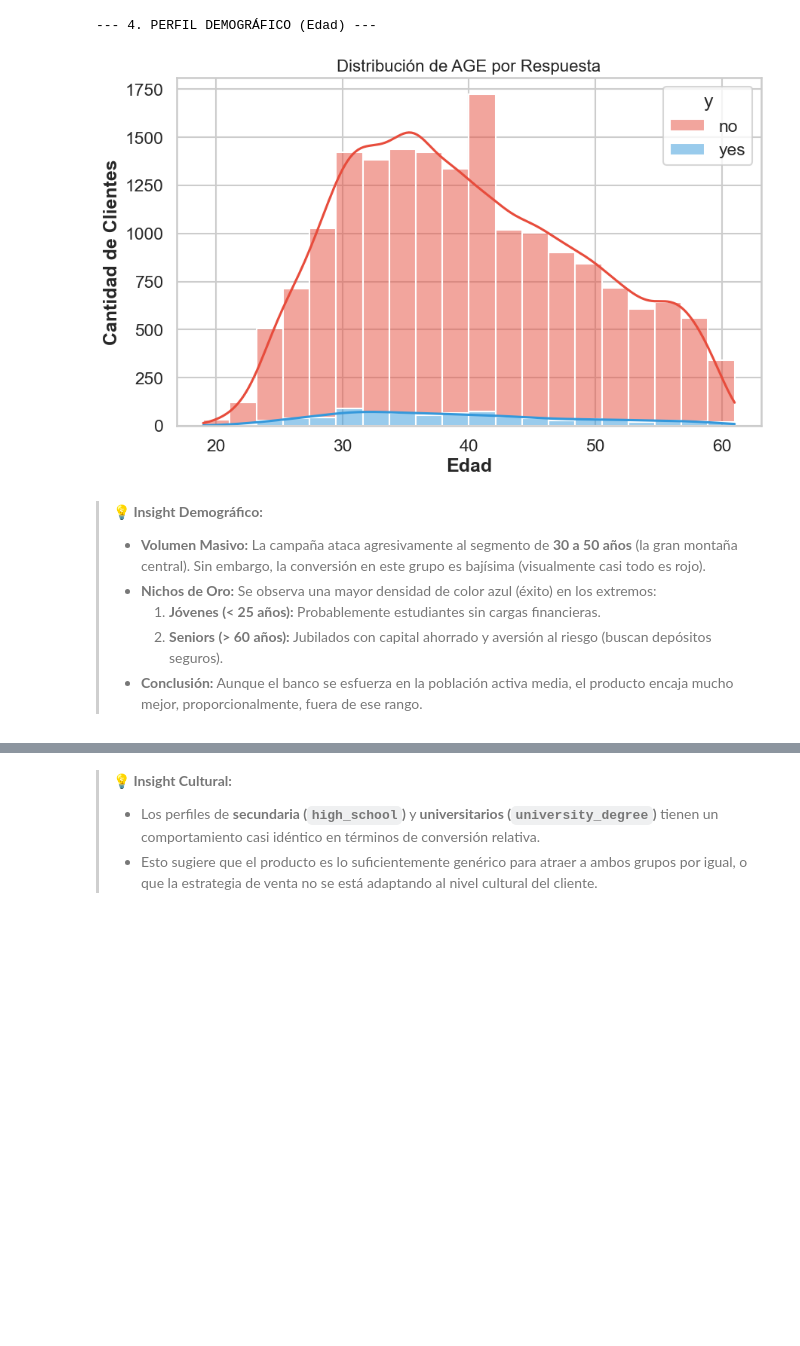
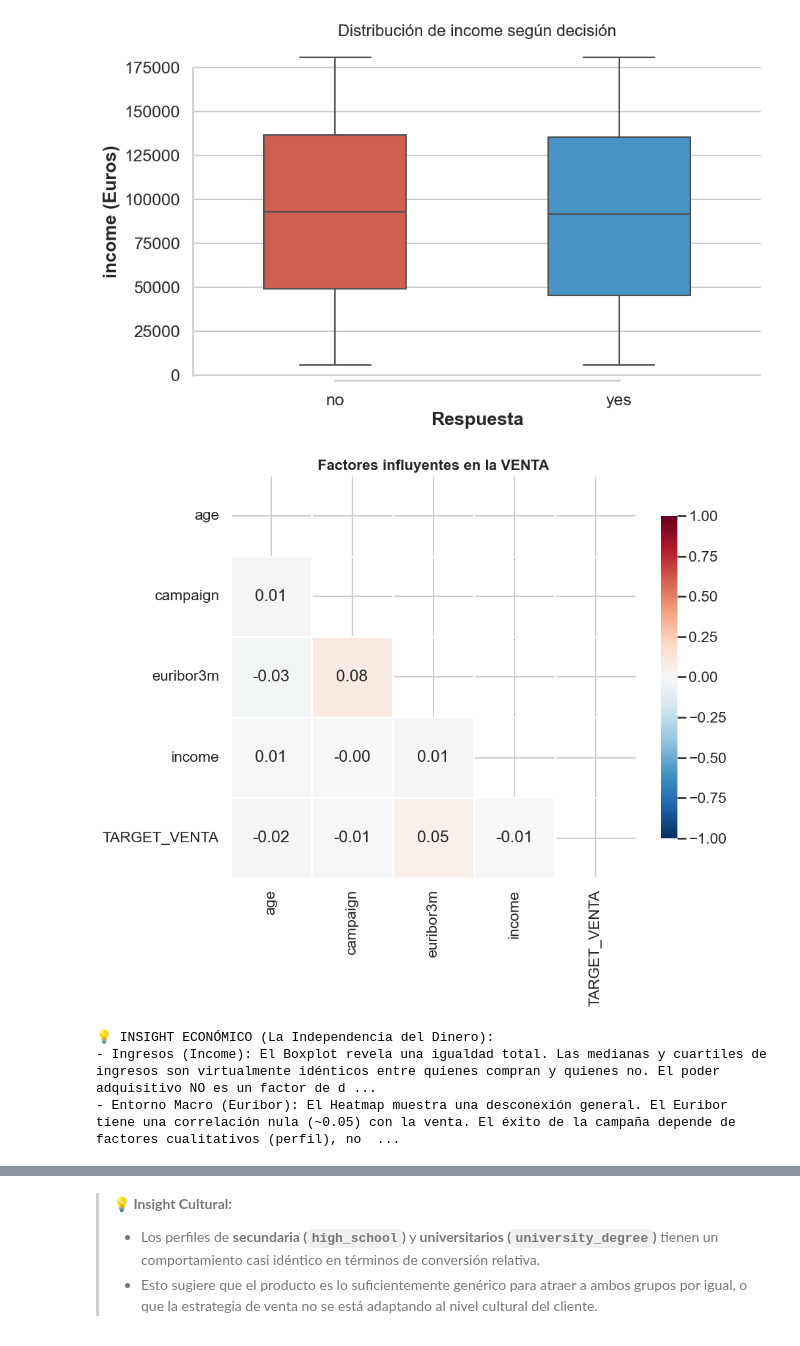
Before and after one commit to pirlodm/Analisis-Marketing-Bancario, a Jupyter notebook: notebooks/07_visualizacion_datos.ipynb, the cells around one changed output, grey strips where cells are left out. Saved outputs shown, nothing was run; the diff lists cells and outputs as text; code cells hidden in the pictures; blank space fills up the shorter version.

```diff
--- a/notebooks/07_visualizacion_datos.ipynb
+++ b/notebooks/07_visualizacion_datos.ipynb
@@ -103,14 +72,18 @@ Passing `palette` without assigning `hue` is deprecated and will be removed in v
 # %%
-# --- SECCIÓN 3: PERFIL DEL CLIENTE ---
-print("\n--- 4. PERFIL DEMOGRÁFICO (Edad) ---")
-sv.plot_edad_distribucion(df, col_x='age')
+# -------------------------------------------------------------------------
+# 4. ANÁLISIS ECONÓMICO Y MATRIZ DE CORRELACIÓN
+# -------------------------------------------------------------------------
+sv.plot_ingresos_vs_target(df, col_x='y', col_y='income')
+sv.plot_heatmap_estrategico(df)
+
+print("""
+💡 INSIGHT ECONÓMICO (La Independencia del Dinero):
+- Ingresos (Income): El Boxplot revela una igualdad total. Las medianas y cuartiles de ingresos son virtualmente idénticos entre quienes compran y quienes no. El poder adquisitivo NO es un factor de decisión para este producto.
+- Entorno Macro (Euribor): El Heatmap muestra una desconexión general. El Euribor tiene una correlación nula (~0.05) con la venta. El éxito de la campaña depende de factores cualitativos (perfil), no cuantitativos.
+""")
 # %% [output]
+[figure, new version]
+[figure, added]
---- 4. PERFIL DEMOGRÁFICO (Edad) ---
+💡 INSIGHT ECONÓMICO (La Independencia del Dinero):
+- Ingresos (Income): El Boxplot revela una igualdad total. Las medianas y cuartiles de ingresos son virtualmente idénticos entre quienes compran y quienes no. El poder adquisitivo NO es un factor de d ...
+- Entorno Macro (Euribor): El Heatmap muestra una desconexión general. El Euribor tiene una correlación nula (~0.05) con la venta. El éxito de la campaña depende de factores cualitativos (perfil), no  ...
-[figure, old version]
-# %% [markdown]
-> **💡 Insight Demográfico:**
-> * **Volumen Masivo:** La campaña ataca agresivamente al segmento de **30 a 50 años** (la gran montaña central). Sin embargo, la conversión en este grupo es bajísima (visualmente casi todo es rojo).
-> * **Nichos de Oro:** Se observa una mayor densidad de color azul (éxito) en los extremos:
->     1. **Jóvenes (< 25 años):** Probablemente estudiantes sin cargas financieras.
->     2. **Seniors (> 60 años):** Jubilados con capital ahorrado y aversión al riesgo (buscan depósitos seguros).
-> * **Conclusión:** Aunque el banco se esfuerza en la población activa media, el producto encaja mucho mejor, proporcionalmente, fuera de ese rango.
```
Also changed, not shown: parts of 16 cells of this notebook, 10 other files.
